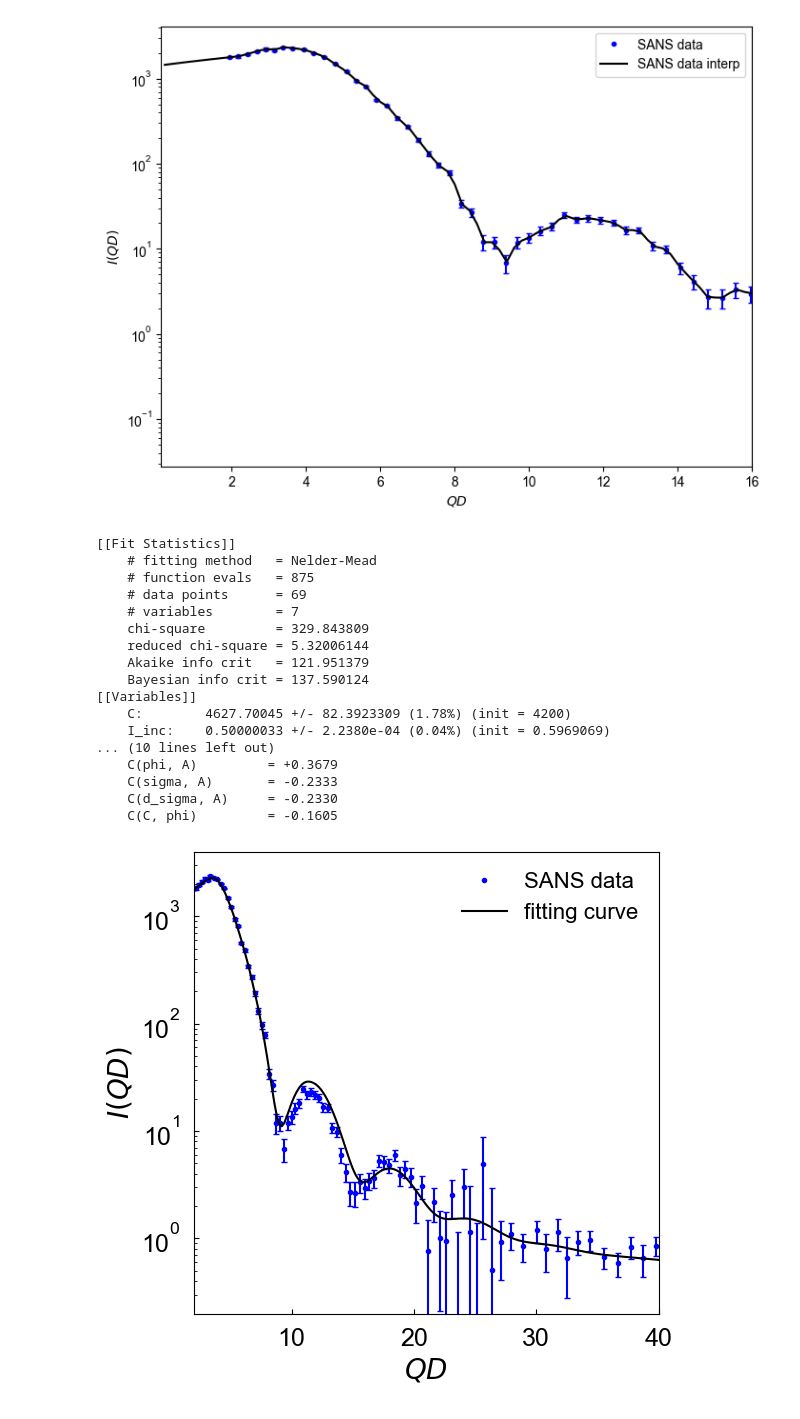
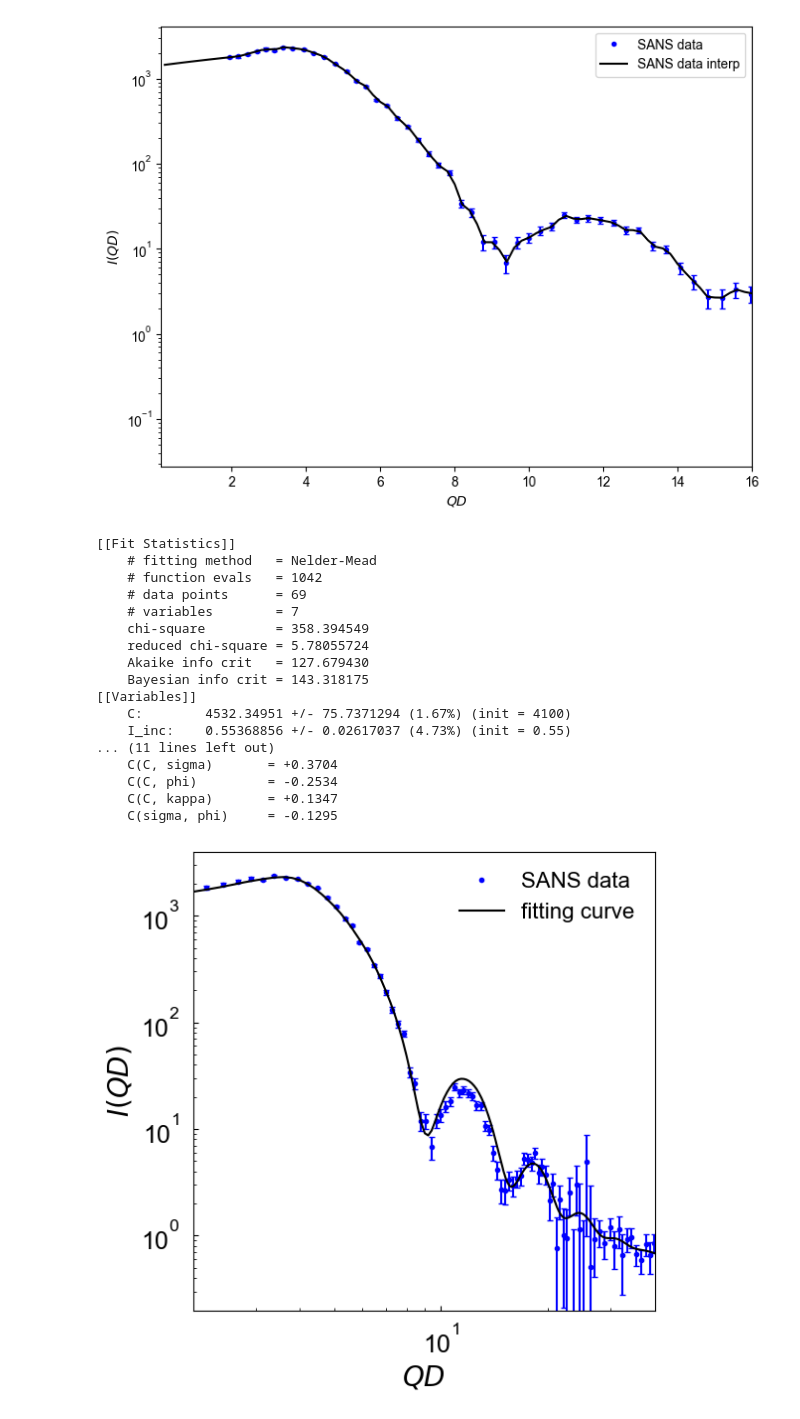
Before and after one commit to ch-tung/SQ_VAE, a Jupyter notebook: direct_param_SQ/silica/20230804/notebook/Fit_IQ_10_des.ipynb, the cells around one changed output. Drawn from its saved outputs; the diff is of its cells as text; code cells hidden in the pictures.

```diff
--- a/direct_param_SQ/silica/20230804/notebook/Fit_IQ_10_des.ipynb
+++ b/direct_param_SQ/silica/20230804/notebook/Fit_IQ_10_des.ipynb
@@ -188,7 +189,7 @@ def lambda_P(params, Q, IQ_exp, index_Q):
 
 # do fit, here with the default leastsq algorithm
 minner = Minimizer(lambda_P, params, fcn_args=(Q, IQ, index_Q))
-result_P = minner.minimize(method='nedler')
+result_P = minner.minimize(method='nelder')
 
 # fitted curve
 v = result_P.params.valuesdict()
@@ -405,63 +470,43 @@ SQ_NN_GP = lambda x: SQ_NN(x,GP=True,lmbda=1)
 # %%
 # initialize parameters
 params = Parameters()
-params.add('C', value=4200, min=4000, max=5000)
-params.add('I_inc', value=fp_opt_I['I_inc'], min=0.5, max=2)
+params.add('C', value=4100, min=4000, max=5000)
+params.add('I_inc', value=0.5, min=0.55, max=2)
 params.add('sigma', value=0.975, min=0.9, max=1.1)
-params.add('d_sigma', value=fp_opt_P['d_sigma'], min=0.005, max=0.1)
+params.add('d_sigma', value=0.07, min=0.05, max=0.1)
 
-fp_i =       [0.10, 0.15,  11]
+fp_i =       [0.08, 0.15,  11]
 fp_ubounds = (0.5,  0.18,  20)
 fp_lbounds = (0.05, 0.1,  0.5)
 fp_name = ['phi', 'kappa', 'A']
 for i in range(3):
     params.add(fp_name[i], value=fp_i[i], min=fp_ubounds[i], max=fp_lbounds[i])
 
-def IQ_th(params, Q):
-    v = params.valuesdict()
-    fp = [v['phi'],v['kappa'],v['A'],1]
-
-    # structure factor
-    S = SQ_NN(fp[0:3])
-    S = savgol_filter(S,7,2)
-
-    # form factor
-    P = P_HS_eff(Q,sigma=v['sigma'], d_sigma=v['d_sigma'])
-
-    I = v['C']*P*S + v['I_inc']
-    return I
-
-def lmbda(params, Q, IQ_exp, IQ_er_exp, index_Q=np.arange(len(Q))):
-    IQ = IQ_th(params, Q)
-    minimizer_target = lambda x, y, z: (x-y)/z
-    # minimizer_target = lambda x, y, z: (x-y)**2
-    return minimizer_target(IQ[index_Q],IQ_exp[index_Q],IQ_er_exp[index_Q])
-
-# do fit, here with the Nedler algorithm
+# do fit, here with the nelder algorithm
 index_Q = (q>2)*(q<16)
 minner = Minimizer(lmbda, params, fcn_args=(q, IQ_rs, IQ_er_rs, index_Q))
-result = minner.minimize(method='nedler')
+result = minner.minimize(method='nelder')
 
 # write error report
 report_fit(result)
 # %% [output]
 [[Fit Statistics]]
     # fitting method   = Nelder-Mead
-    # function evals   = 875
+    # function evals   = 1042
     # data points      = 69
     # variables        = 7
-    chi-square         = 329.843809
-    reduced chi-square = 5.32006144
-    Akaike info crit   = 121.951379
-    Bayesian info crit = 137.590124
+    chi-square         = 358.394549
+    reduced chi-square = 5.78055724
+    Akaike info crit   = 127.679430
+    Bayesian info crit = 143.318175
 [[Variables]]
-    C:        4627.70045 +/- 82.3923309 (1.78%) (init = 4200)
-    I_inc:    0.50000033 +/- 2.2380e-04 (0.04%) (init = 0.5969069)
-... (10 lines left out)
-    C(phi, A)         = +0.3679
-    C(sigma, A)       = -0.2333
-    C(d_sigma, A)     = -0.2330
-    C(C, phi)         = -0.1605
+    C:        4532.34951 +/- 75.7371294 (1.67%) (init = 4100)
+    I_inc:    0.55368856 +/- 0.02617037 (4.73%) (init = 0.55)
+... (11 lines left out)
+    C(C, sigma)       = +0.3704
+    C(C, phi)         = -0.2534
+    C(C, kappa)       = +0.1347
+    C(sigma, phi)     = -0.1295
 # %%
 ## extend S(Q) and I(Q)
 q = (np.arange(sq_dim)+1)*0.2
@@ -496,27 +541,27 @@ def IQ_th_ext(params, Q_ext):
 # %%
 fig = plt.figure(figsize=(6, 6))
 ax = plt.subplot(1, 1, 1)
 
 ax.plot(Q*fp_opt_P['sigma'],IQ_I,'.b',label='SANS data')
 ax.errorbar(Q*fp_opt_P['sigma'],IQ_I,IQ_er_I,linestyle='',color='b',capsize=2)
 # ax.plot(q[index_Q], IQ_th(params,q)[index_Q],'--k',label='initial guess')
 # ax.plot(q[index_Q], IQ_th(result.params,q)[index_Q],'-k',label='fitting curve')
 
 ## extend S(Q)
 ax.plot(q_ext, IQ_th_ext(result.params,q_ext),'-k',label='fitting curve')
 
 ax.set_yscale('log')
-# ax.set_xscale('log')
+ax.set_xscale('log')
 
 ax.set_xlim([2,40])
 ax.set_ylim([0.2,4000])
 ax.set_xlabel(r'$QD$',fontsize=20)
 ax.set_ylabel(r'$I(QD)$',fontsize=20)
 ax.tick_params(direction='in', axis='both', which='both', labelsize=18, pad=10)
 ax.legend(fontsize=16,frameon=False)
 plt.show()
 # %% [output]
-[figure, old version]
+[figure, new version]
 # %%
 fig = plt.figure(figsize=(6, 6))
 ax = plt.subplot(1, 1, 1)
```
Also changed, not shown: parts of 7 cells of this notebook, 8 other files.
